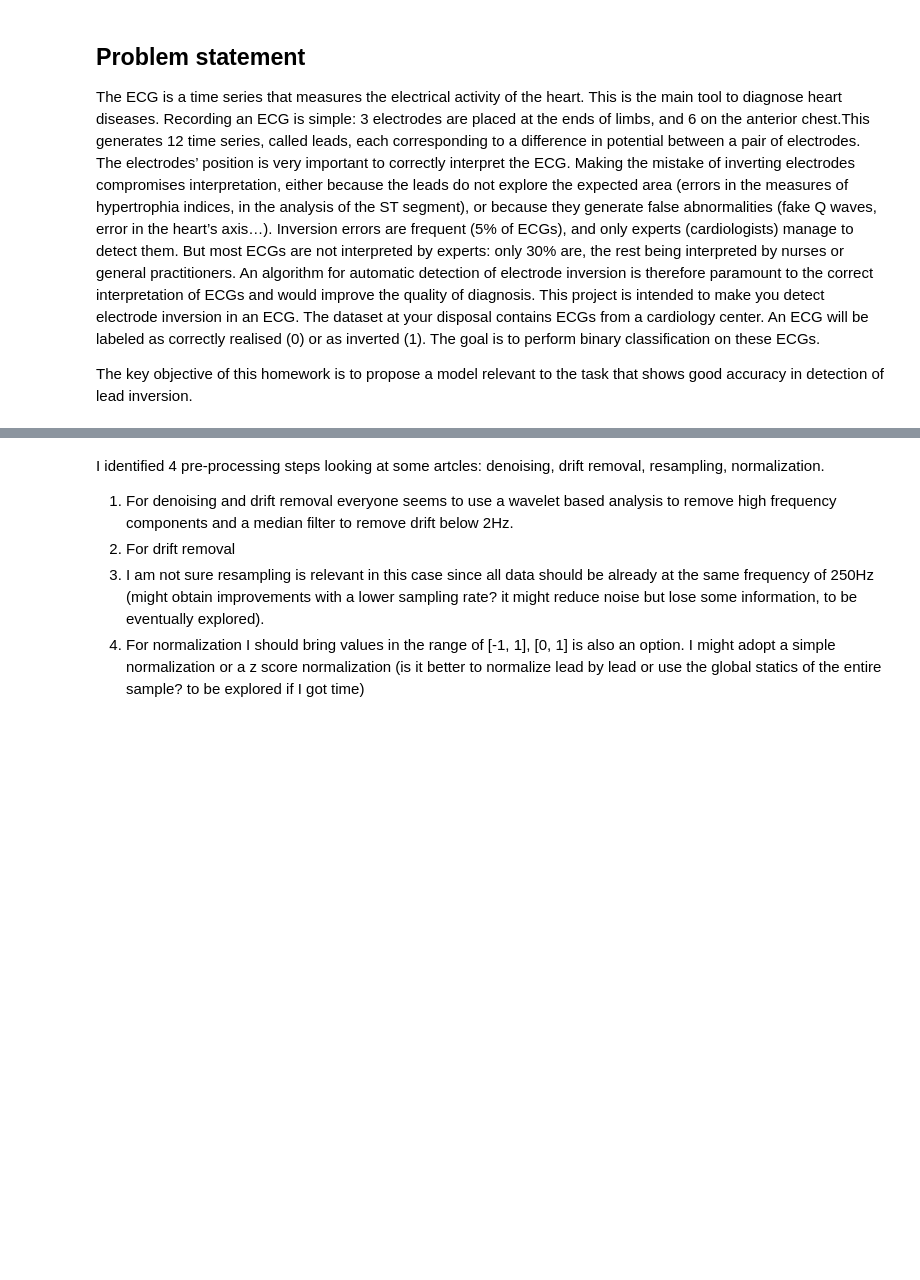
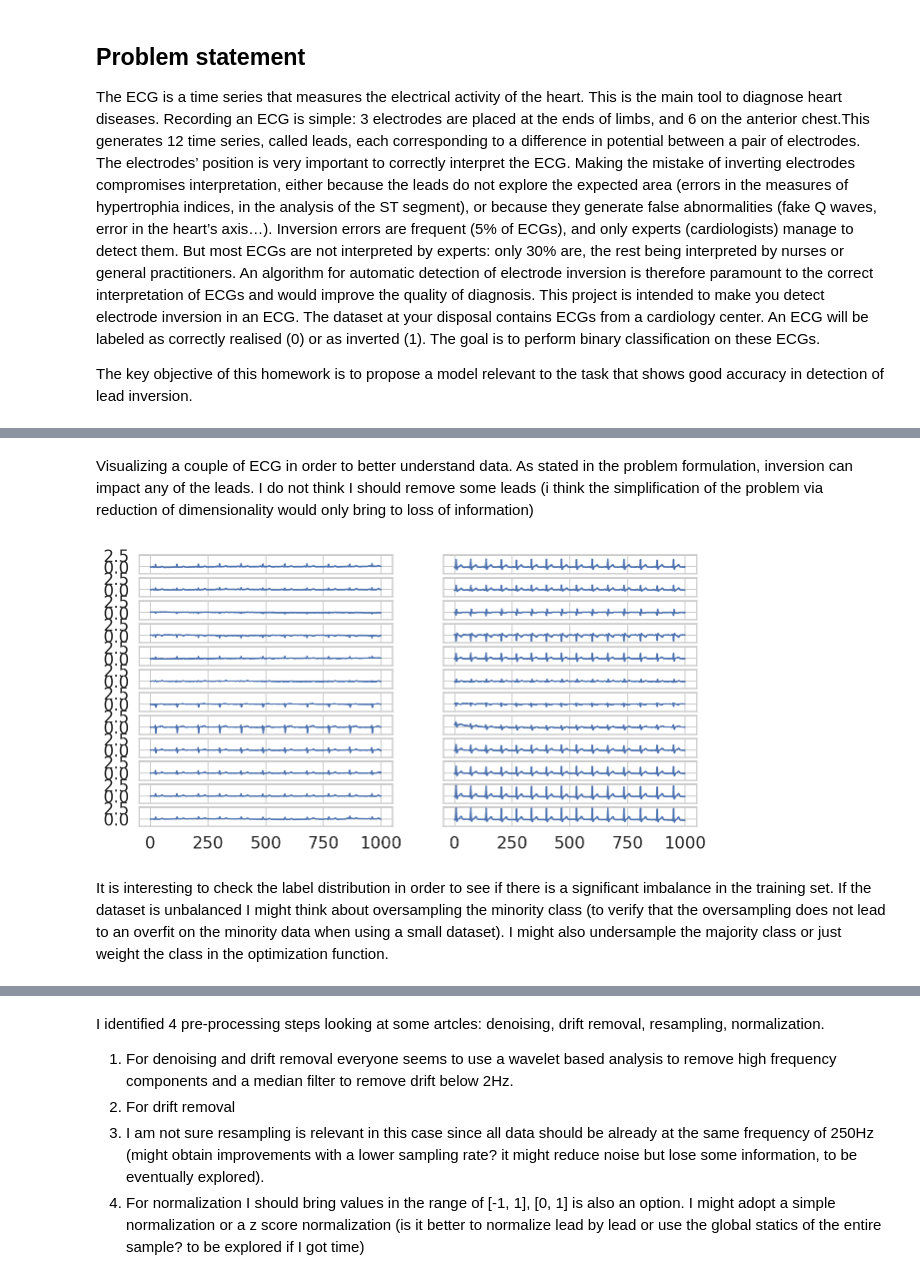
Before and after one commit to aledelmo/ECG_Lead_Reversal, a Jupyter notebook: Test.ipynb, the cells around one changed output, grey strips where cells are left out. Cells and saved outputs as stored; diff of their text form; code cells hidden in the pictures; blank space fills up the shorter version.

```diff
--- a/Test.ipynb
+++ b/Test.ipynb
@@ -77,23 +97,15 @@ print('Training dataset shape: {} - Training labels shape: {}'.format(
-# %%
-import seaborn as sns
-sns.set_context('notebook')
-sns.set(style="whitegrid", font_scale=1.5)
-sns.despine()
-
-import matplotlib.pyplot as plt
-from matplotlib.ticker import MaxNLocator
-%matplotlib inline
-%config InlineBackend.figure_format = 'retina'
-plt.rcParams['figure.figsize'] = [20, 10]
+# %% [markdown]
+Visualizing a couple of ECG in order to better understand data. As stated in the problem formulation, inversion can impact any of the leads. I do not think I should remove some leads (i think the simplification of the problem via reduction of dimensionality would only bring to loss of information)
 # %%
-fig, ax = plt.subplots(x_train_raw.shape[-1], 1, sharex=True, sharey=True, figsize=[20, 10])
+fig, ax = plt.subplots(x_train_raw.shape[-1], 2, sharex=True, sharey=True)
 for i in range(x_train_raw.shape[-1]):
-    sns.lineplot(data=x_train_raw[0, :, i], ax=ax[i])
+    sns.lineplot(data=x_train_raw[0, :, i], ax=ax[i, 0])
+    sns.lineplot(data=x_train_raw[-1, :, i], ax=ax[i, 1])
 plt.show();
-
-for i in range(x_train_raw.shape[-1]):
-    sns.lineplot(data=x_train_raw[0, :, i])
-plt.show();
+# %% [output]
+[figure, added]
+# %% [markdown]
+It is interesting to check the label distribution in order to see if there is a significant imbalance in the training set. If the dataset is unbalanced I might think about oversampling the minority class (to verify that the oversampling does not lead to an overfit on the minority data when using a small dataset). I might also undersample the majority class or just weight the class in the optimization function.
 # %%
 sns.countplot(x=y_train_raw)
 plt.show();
```
Also changed, not shown: parts of 49 cells of this notebook.
